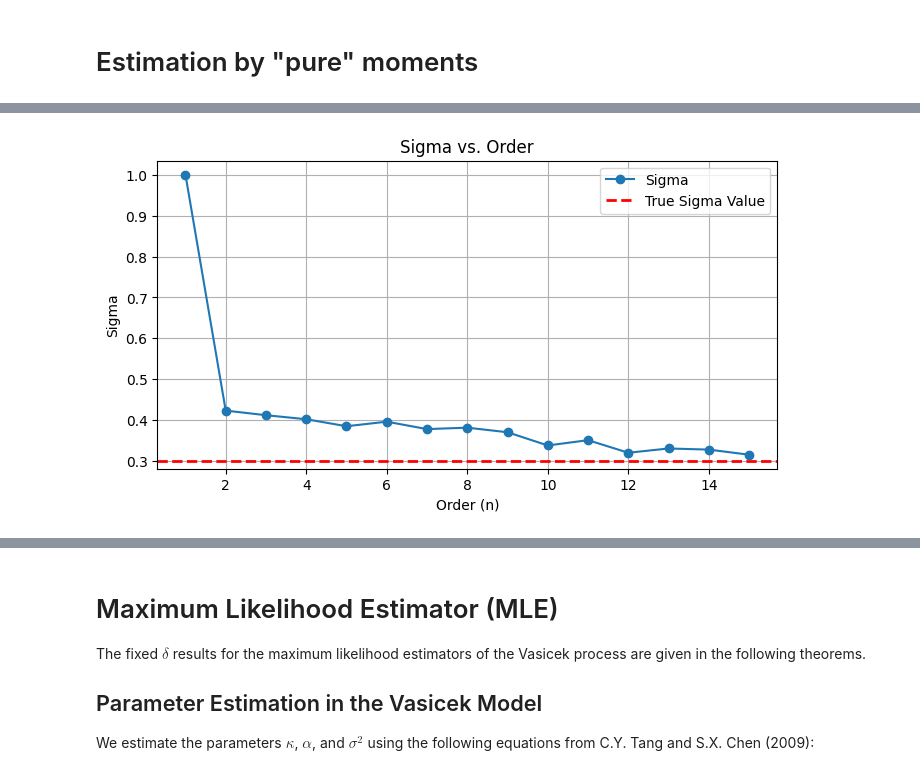
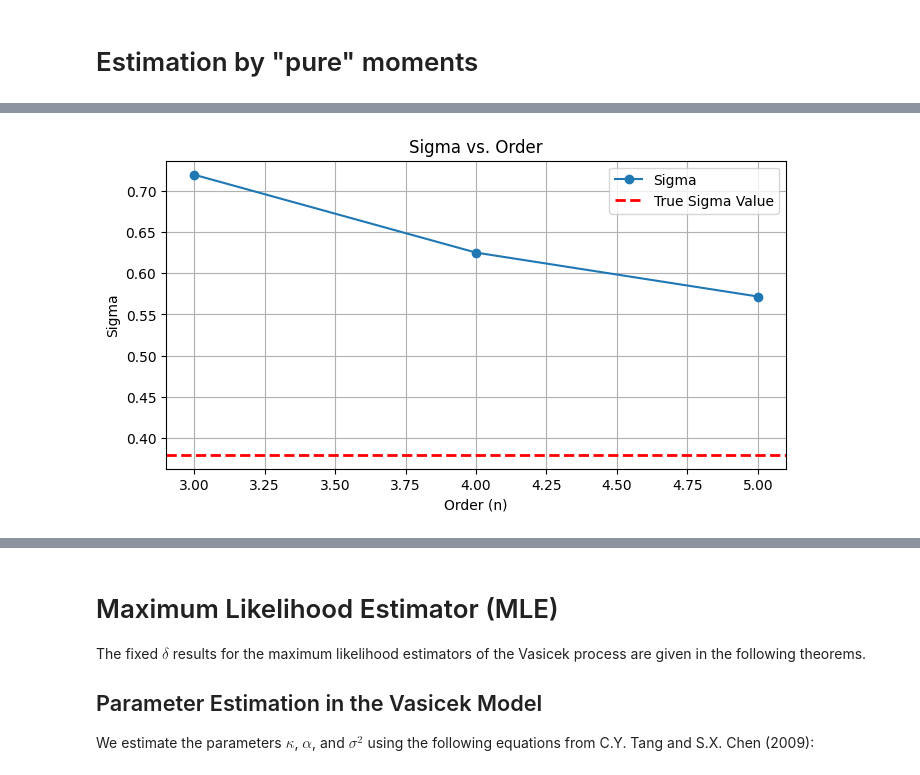
Before and after one commit to Hassen214/Project-IMI, a Jupyter notebook: Code.ipynb, the cells around one changed output, grey strips where cells are left out. Cells and saved outputs as stored; diff of their text form; code cells hidden in the pictures.

```diff
--- a/Code.ipynb
+++ b/Code.ipynb
@@ -302,72 +275,90 @@ print("True error value :",matrix_calculator((theta_true, sigma_true, kappa_true
 # Estimation by "pure" moments
 # %%
 
+
+true_theta = 0.155
+true_sigma = 0.38
+true_kappa = 0.89
+
 def empirical_value_vasicek(X, order):
-    res = 0
-    n = len(X)
-    for i in range(n):
-        res += X[i]**order
-    return res/n
+    """Calcule la valeur empirique du moment d'ordre donné."""
+    return np.mean(X**order)
 
 def pure_moments_calibration(X, max_order):
-    orders = np.array([i for i in range(1, max_order+1)])
-    y_obs = empirical_value_vasicek(X, orders)
+    """Calibre les paramètres du modèle de Vasicek en minimisant l'erreur des moments purs."""
+    orders = np.arange(1, max_order + 1)
+    y_obs = np.array([empirical_value_vasicek(X, i) for i in orders])
 
     def cost(params):
         theta, sigma, kappa = params
-        errors = [expected_value_vasicek(i+1, theta, sigma, kappa)-y_obs[i] for i in range(0, max_order)]
+        errors = [
+            expected_value_vasicek(i, theta, sigma, kappa) - y_obs[i-1]
+            for i in range(1, max_order + 1)
+        ]
         return np.sum(np.square(errors))
 
-    initial_guess = [1.0, 1.0, 1.0]  # Devine un point de départ
-    result = minimize(cost, initial_guess, method='L-BFGS-B', bounds=[(None, None), (0, None), (None, None)])
-    return(result.x)
+    result = float('inf')
+    best_params = None
+    max_iterations = 5
+    epsilon = 1e-7
+    for i in range(1, max_iterations+1):
+        for j in range(1, max_iterations+1):
+            for k in range(1, max_iterations+1):
+                initial_guess = [i / max_iterations, j / max_iterations, k / max_iterations]
+                res = minimize(cost, initial_guess, method='Nelder-Mead', bounds=[(epsilon, None), (epsilon, None), (epsilon, None)])
 
-n = 5000
+                if res.fun < result:
+                    result = res.fun
+                    best_params = res.x
+
+    return *best_params, result
+
+# Paramètres
+n = 1000
 T = 100
+X0 = 0.1
 
-theta = 1.3
-sigma = 0.3
-kappa = 0.7
+# Générer les données
+vasicek_process = Vasicek(true_kappa, true_theta, true_sigma)
+X = vasicek_process.generate(X0, T, 1, n)
 
-vasicek_process = Vasicek(kappa, theta, sigma)
-X = vasicek_process.generate(X0, T, 1, n)[0]
-
-res = pure_moments_calibration(X, 3)
-print(res)
-
-# Calculer pure_moments_calibration pour chaque ordre
-max_order = 15
-n_values = range(1, max_order + 1)
+# Calibrer pour chaque ordre
+max_order = 5
+n_values = range(3, max_order + 1)
 calibration_values = [pure_moments_calibration(X, n) for n in n_values]
 
-# Définir les vraies valeurs des paramètres
-true_values = {
-    'Theta': theta,
-    'Sigma': sigma,
-    'Kappa': kappa
-}
-
-# Extraire correctement les paramètres de calibration_values
+# Extraction des paramètres calibrés
 theta_values = [params[0] for params in calibration_values]
 sigma_values = [params[1] for params in calibration_values]
 kappa_values = [params[2] for params in calibration_values]
+res_values = [params[3] for params in calibration_values]
 
-# Créer un dictionnaire pour les paramètres et leurs étiquettes
+# Calcul du L2 error
+l2_errors = [
+    np.sqrt((theta - true_theta) ** 2 + (sigma - true_sigma) ** 2 + (kappa - true_kappa) ** 2)
+    for theta, sigma, kappa in zip(theta_values, sigma_values, kappa_values)
+]
+
+# Création d'un dictionnaire pour les paramètres
 parameters = {
     'Theta': theta_values,
     'Sigma': sigma_values,
-    'Kappa': kappa_values
+    'Kappa': kappa_values,
+    'Res': res_values,
+    'L2 Error': l2_errors
 }
 
-# Boucle pour tracer chaque graphe avec la ligne horizontale de la vraie valeur
+# Tracé des graphes
 for param_name, param_values in parameters.items():
     plt.figure(figsize=(8, 4))
     plt.plot(n_values, param_values, marker='o', linestyle='-', label=param_name)
 
-    # Ajouter la ligne horizontale représentant la vraie valeur
-    plt.axhline(y=true_values[param_name], color='red', linestyle='--', linewidth=2, label=f'True {param_name} Value')
+    # Ligne horizontale de la vraie valeur sauf pour 'Res' et 'L2 Error'
+    if param_name in ['Theta', 'Sigma', 'Kappa']:
+        plt.axhline(y={'Theta': true_theta, 'Sigma': true_sigma, 'Kappa': true_kappa}[param_name],
+                    color='red', linestyle='--', linewidth=2, label=f'True {param_name} Value')
 
-    # Ajouter les labels et le titre
+    # Ajout des labels et du titre
     plt.xlabel('Order (n)')
     plt.ylabel(param_name)
     plt.title(f'{param_name} vs. Order')
@@ -380 +370 @@ for param_name, param_values in parameters.items():
-[figure, old version]
+[figure, new version]
```
Also changed, not shown: parts of 22 cells of this notebook.
